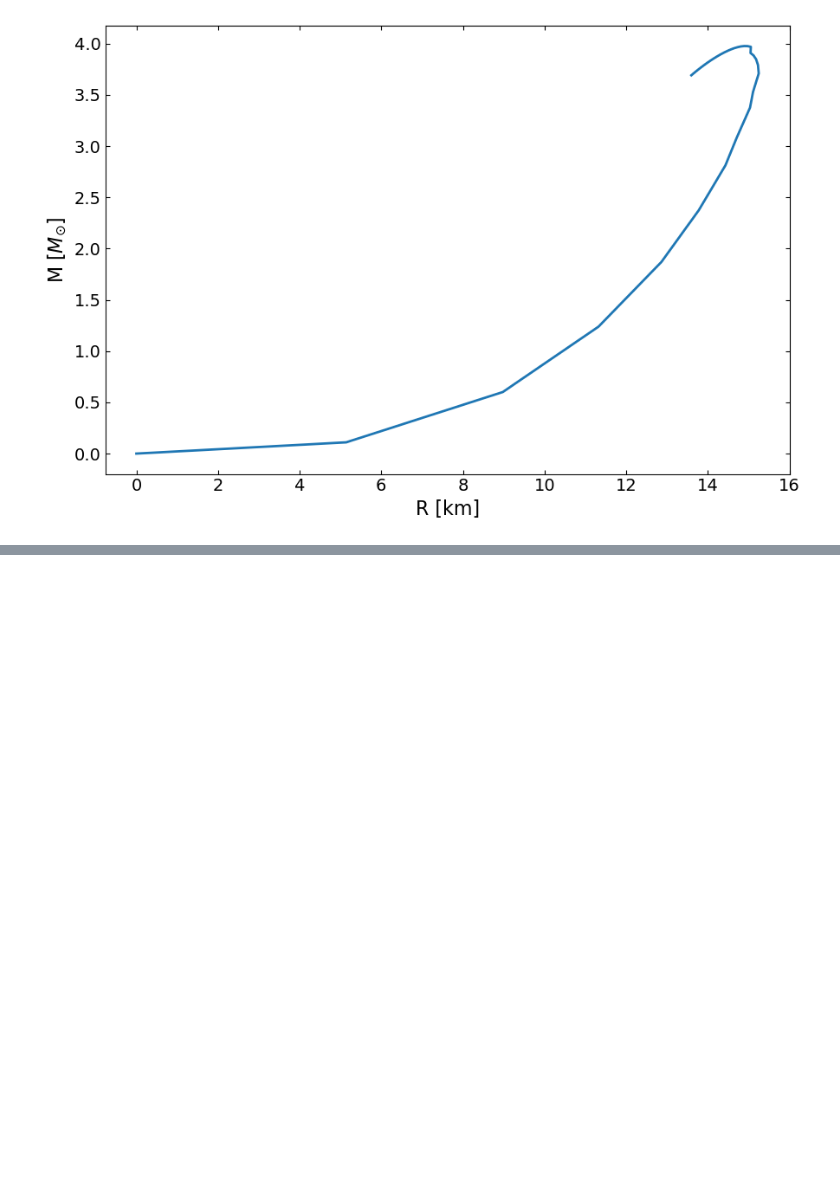
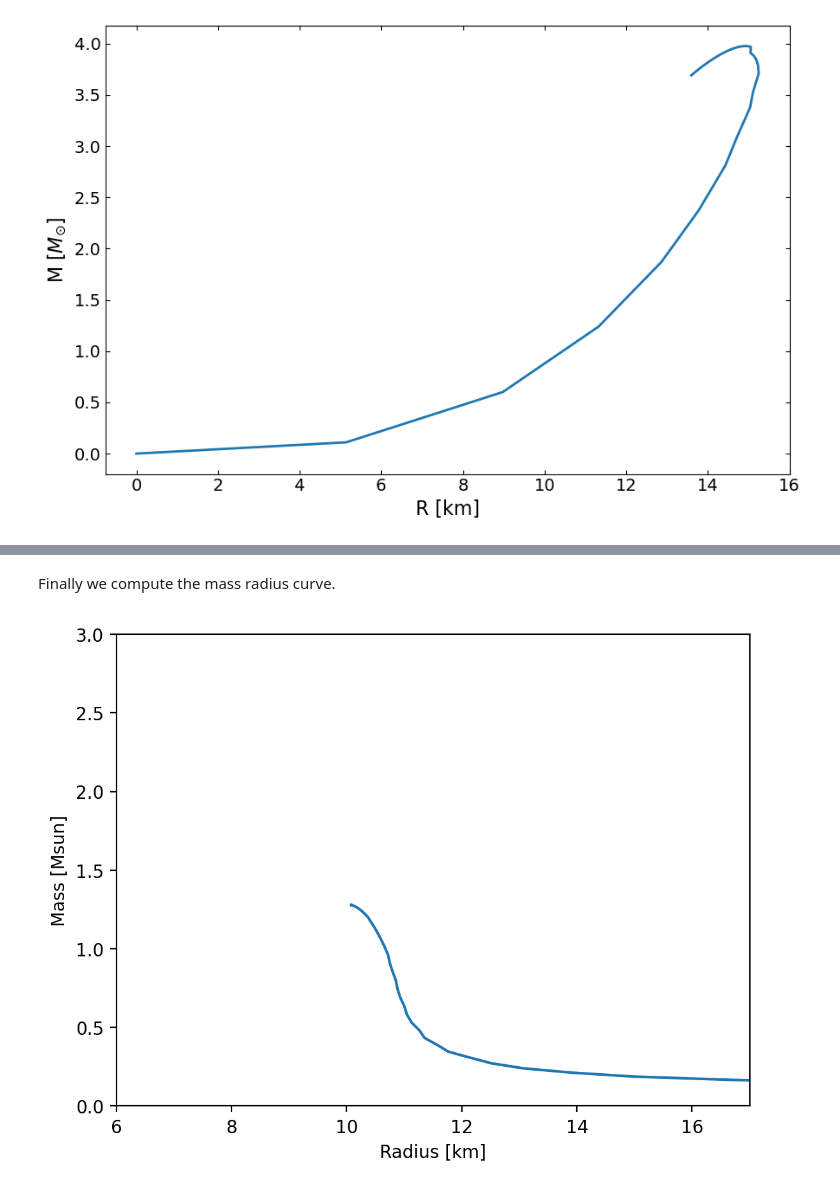
Before and after one commit to ChunHuangPhy/CompactOject, a Jupyter notebook: Test_Case/test_EOSgenerators.ipynb, the cells around one changed output, grey strips where cells are left out. Saved outputs shown, nothing was run; the diff lists cells and outputs as text; code cells hidden in the pictures; blank space fills up the shorter version.

```diff
--- a/Test_Case/test_EOSgenerators.ipynb
+++ b/Test_Case/test_EOSgenerators.ipynb
@@ -335,0 +400,14 @@ plt.show()
+# %% [markdown]
+Finally we compute the mass radius curve.
+# %%
+MR = main.OutputMR("", full_e, full_p)
+plt.figure(dpi=200)
+plt.plot(MR[:, 0] / km, MR[:, 1] / Msun)
+plt.xlim(6, 17)
+plt.ylim(0, 3)
+# plt.scatter(R, M)
+plt.xlabel("Radius [km]")
+plt.ylabel("Mass [Msun]")
+plt.show()
+# %% [output]
+[figure, added]
```
Also changed, not shown: parts of 15 cells of this notebook, 2 other files.
